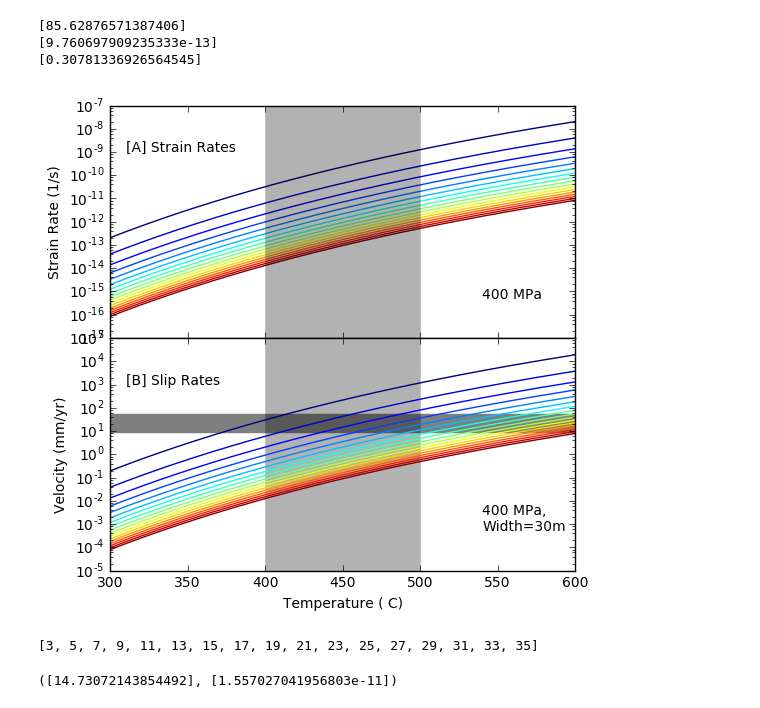
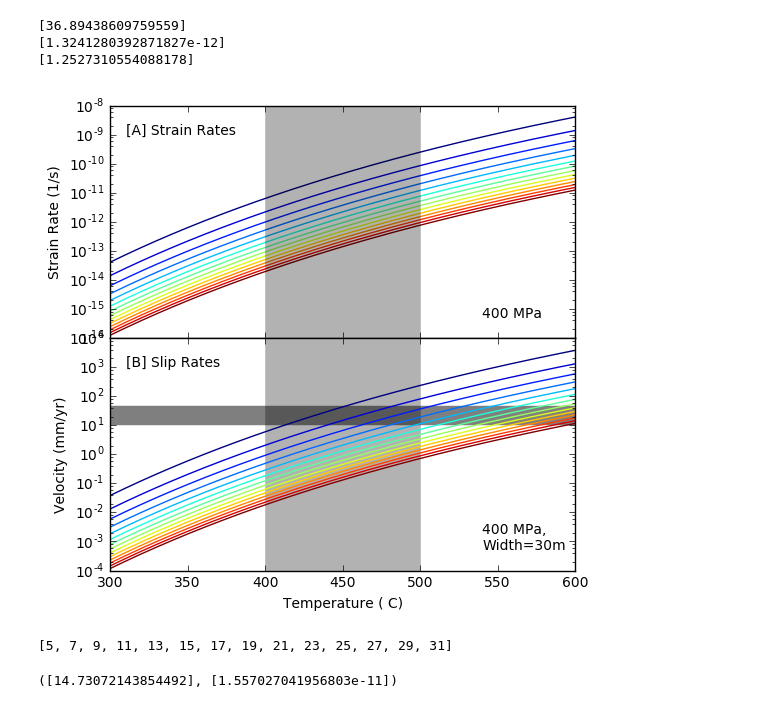
Before and after one commit to usgs/gmeg-shearzone-flowstress, a Jupyter notebook: Compile_code.ipynb, the cells around one changed output. Drawn from its saved outputs; the diff is of its cells as text; code cells hidden in the pictures.

Commit message:
update grain sizes

```diff
--- a/Compile_code.ipynb
+++ b/Compile_code.ipynb
@@ -174,10 +174,10 @@ def calculate_slip_rate(strain_rate, width): #width in m, output of mm/yr
 
     return velocities
 # %%
-temp = [400]
+temp = [500]
 pressure = [400]
-width = [10]
-grain_size =[9]
+width = [30]
+grain_size =[26]
 
 
 f = FugacityCalculator(temp,pressure)
@@ -201,9 +201,9 @@ print(s)
 print(sr)
 print(v)
 # %% [output]
-[85.62876571387406]
-[9.760697909235333e-13]
-[0.30781336926564545]
+[36.89438609759559]
+[1.3241280392871827e-12]
+[1.2527310554088178]
 # %%
 width = range(1,31)
 
@@ -224,7 +224,7 @@ from matplotlib.backends.backend_pdf import PdfPages
 
 temp = [300, 600]
 pressure = [400]
-grain_size = range(3,36, 2)#[10,12,13,16,27,29]##[5,6,7,8,9,10,11,12,13,14,15,30] #List of grainsizes
+grain_size = range(5,33, 2)#[10,12,13,16,27,29]##[5,6,7,8,9,10,11,12,13,14,15,30] #List of grainsizes
 width = [30]
 
 f = FugacityCalculator(temp,pressure)
@@ -275,38 +275,38 @@ sub2.text(540, 0.0005, '400 MPa,\nWidth=30m',size=10)
 sub2.set_xlabel('Temperature ( C)')
 sub2.set_ylabel("Velocity (mm/yr)")
 
 plt.setp(sub1.get_xticklabels(), visible=False)
 plt.subplots_adjust(hspace = 0.001)
 
 #Add typical slip rates around the world
 y=[22, 22]
 x=[300, 600]
 sub2.plot(x, y, linestyle='-', color='k', linewidth=14, alpha=0.5)
 #add temperature range to plot
 x=[450,450]
 y=[1.0E4,1.0E-4]
 sub2.plot(x,y,linestyle='-', color='k', linewidth=112, alpha=0.3)
 
 colors=iter(cm.jet(np.linspace(0,1,len(grain_size))))
 for i, grain in enumerate(grain_size):
     sub2.plot(temperature, accumulated_slip_rates[i], color=next(colors))
     sub2.set_yscale('log')
 
 
 
 #Export PDF file
 pdf = PdfPages('Strain_Slip_Rates.pdf')
 pdf.savefig(fig)
 pdf.close()
 
 
 plt.show()
 # %% [output]
-[figure, old version]
+[figure, new version]
 # %%
 grain_size
 # %% [output]
-[3, 5, 7, 9, 11, 13, 15, 17, 19, 21, 23, 25, 27, 29, 31, 33, 35]
+[5, 7, 9, 11, 13, 15, 17, 19, 21, 23, 25, 27, 29, 31]
 # %%
 ## Working with the simulators
 
```
Also changed, not shown: parts of 6 cells of this notebook.
